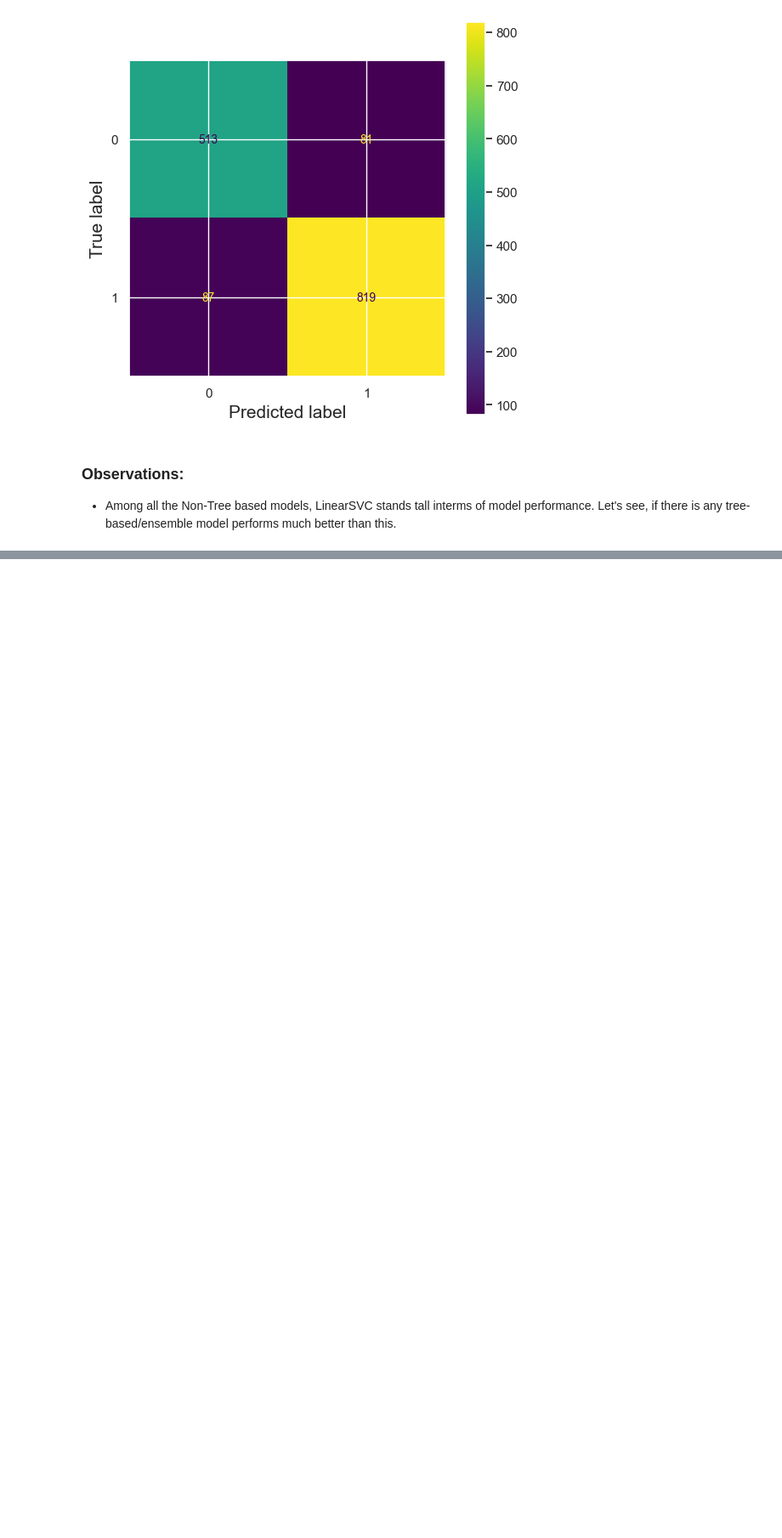
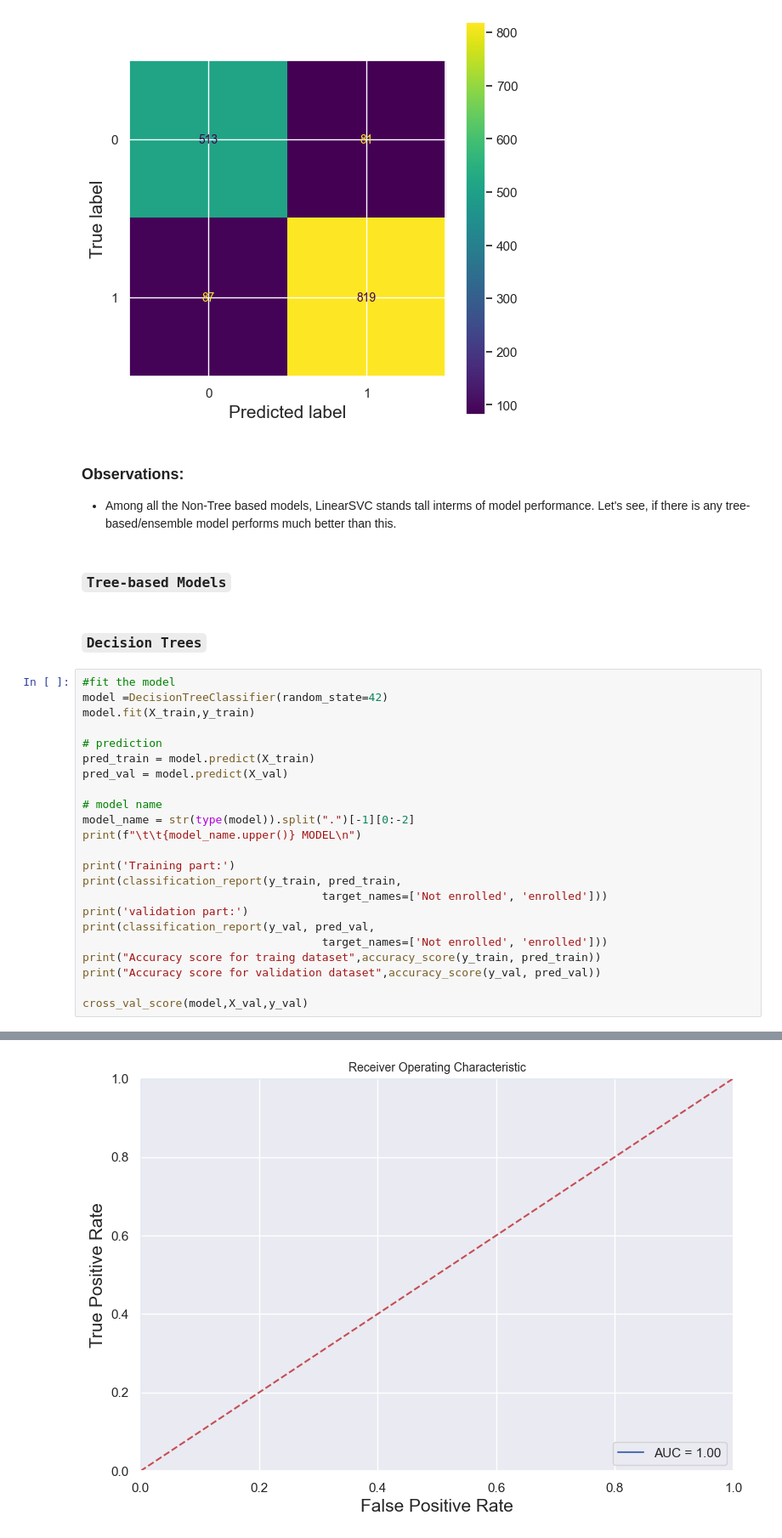
Before and after one commit to tharani001/Insurance-enrollment-prediction, a Jupyter notebook: notebooks/inference.ipynb, the cells around one changed output, grey strips where cells are left out. Shown at 85% size. Drawn from its saved outputs; the diff is of its cells as text; blank space fills up the shorter version.

Commit message:
dt-rf-model-completed

```diff
--- a/notebooks/inference.ipynb
+++ b/notebooks/inference.ipynb
@@ -977,3 +977,31 @@ disp.plot()
 ### Observations:
 
 - Among all the Non-Tree based models, LinearSVC stands tall interms of model performance. Let's see, if there is any tree-based/ensemble model performs much better than this.
+# %% [markdown]
+### `Tree-based Models`
+# %% [markdown]
+### `Decision Trees`
+# %%
+#fit the model
+model =DecisionTreeClassifier(random_state=42)
+model.fit(X_train,y_train)
+
+# prediction
+pred_train = model.predict(X_train)
+pred_val = model.predict(X_val)
+
+# model name
+model_name = str(type(model)).split(".")[-1][0:-2]
+print(f"\t\t{model_name.upper()} MODEL\n")
+
+print('Training part:')
+print(classification_report(y_train, pred_train,
+                                    target_names=['Not enrolled', 'enrolled']))
+print('validation part:')
+print(classification_report(y_val, pred_val,
+                                    target_names=['Not enrolled', 'enrolled']))
+print("Accuracy score for traing dataset",accuracy_score(y_train, pred_train))
+print("Accuracy score for validation dataset",accuracy_score(y_val, pred_val))
+
+cross_val_score(model,X_val,y_val)
+# %% [output]
@@ -979,0 +1025 @@ disp.plot()
+[figure, added]
```
Also changed, not shown: parts of 6 cells of this notebook.
